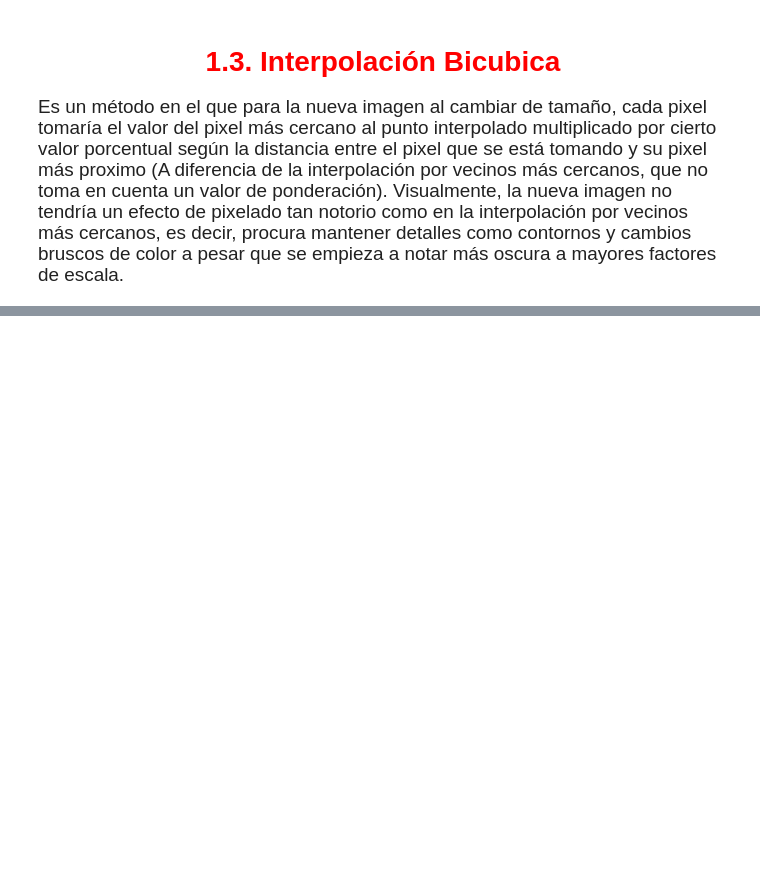
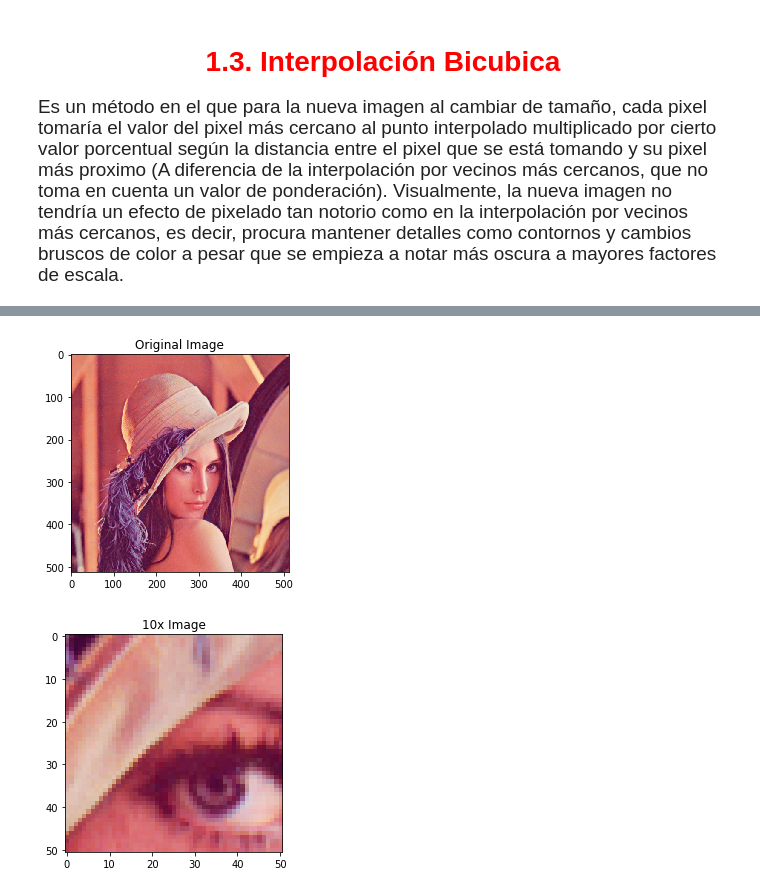
Before and after one commit to crarojasca/VisionDeMaquina, a Jupyter notebook: Tarea1_MichaelMurcia_CristianRojas.ipynb, the cells around one changed output, grey strips where cells are left out. Saved outputs shown, nothing was run; the diff lists cells and outputs as text; code cells hidden in the pictures; blank space fills up the shorter version.

```diff
--- a/Tarea1_MichaelMurcia_CristianRojas.ipynb
+++ b/Tarea1_MichaelMurcia_CristianRojas.ipynb
@@ -398,0 +287,22 @@ plt.show()
+# %%
+image = cv2.imread('Figures/Lenna.png',-1)
+image = cv2.cvtColor(image, cv2.COLOR_BGR2RGB)
+
+h = image.shape[0]
+w = image.shape[1]
+
+image10x = image[int(h/2-h/20):int(h/2+h/20),int(w/2-w/20):int(w/2+w/20)]
+
+
+plt.figure(3)
+plt.imshow(image)
+plt.title('Original Image')
+
+plt.figure(4)
+plt.imshow(image10x)
+plt.title('10x Image')
+
+plt.show()
+# %% [output]
+[figure, added]
+[figure, added]
```
Also changed, not shown: parts of 3 cells of this notebook.
